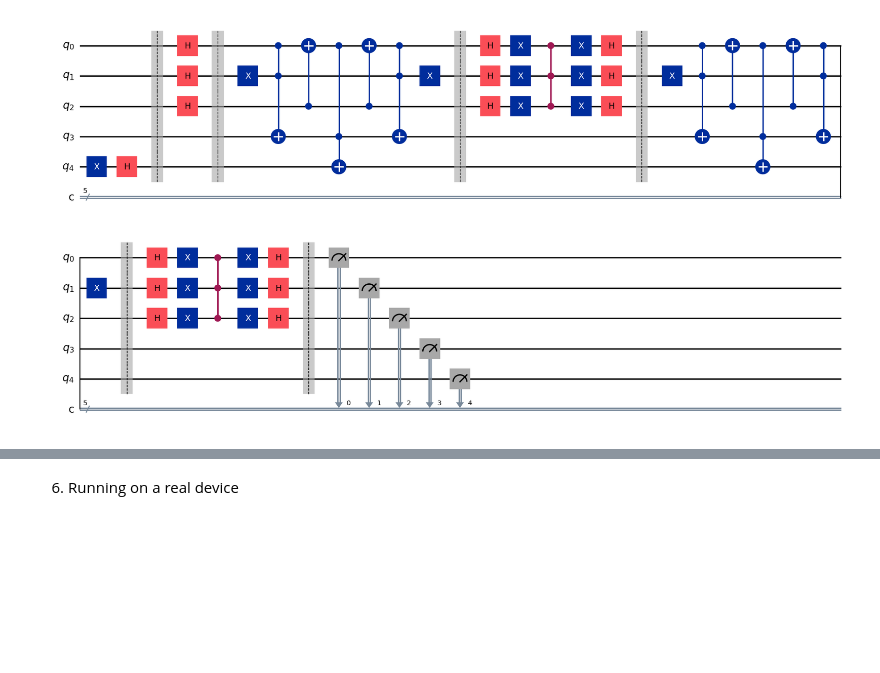
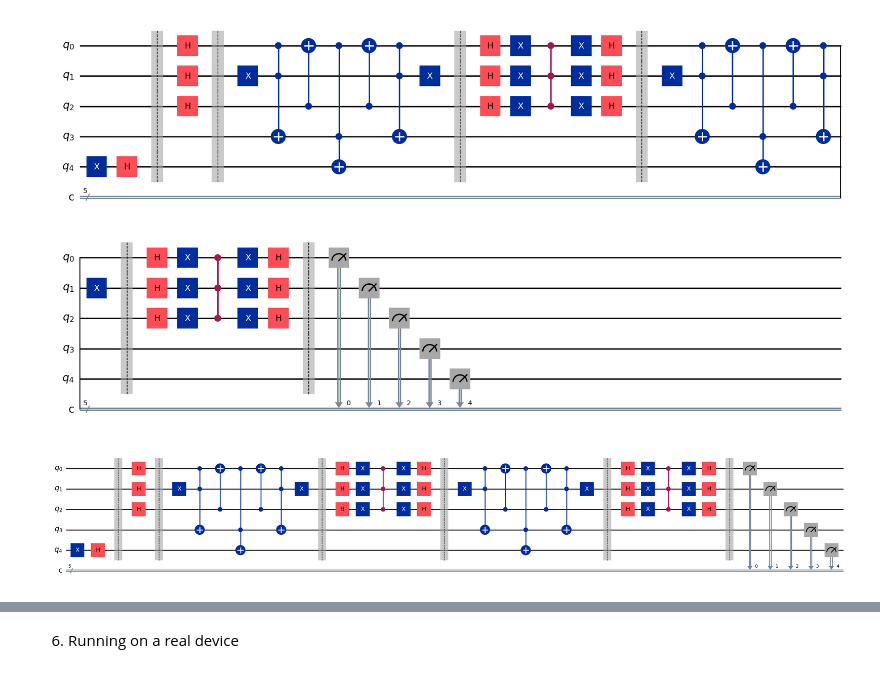
Before and after one commit to TheBarzani/vcgc, a Jupyter notebook: grover_circuit_for_3_node_coloring_2_queries.ipynb, the cells around one changed output, grey strips where cells are left out. Cells and saved outputs as stored; diff of their text form; code cells hidden in the pictures; blank space fills up the shorter version.

```diff
--- a/grover_circuit_for_3_node_coloring_2_queries.ipynb
+++ b/grover_circuit_for_3_node_coloring_2_queries.ipynb
@@ -87,6 +87,10 @@ qc_decomposed : QuantumCircuit = qc.decompose(gates_to_decompose=["state_prep",
 qc_decomposed.draw('mpl')
 # %% [output]
 [figure]
+# %%
+qc_decomposed.draw('mpl', fold=-1)
+# %% [output]
+[figure, added]
 # %%
 from qiskit_aer import Aer
 # import basic plot tools
```
Also changed, not shown: parts of 1 cell of this notebook, 3 other files.
